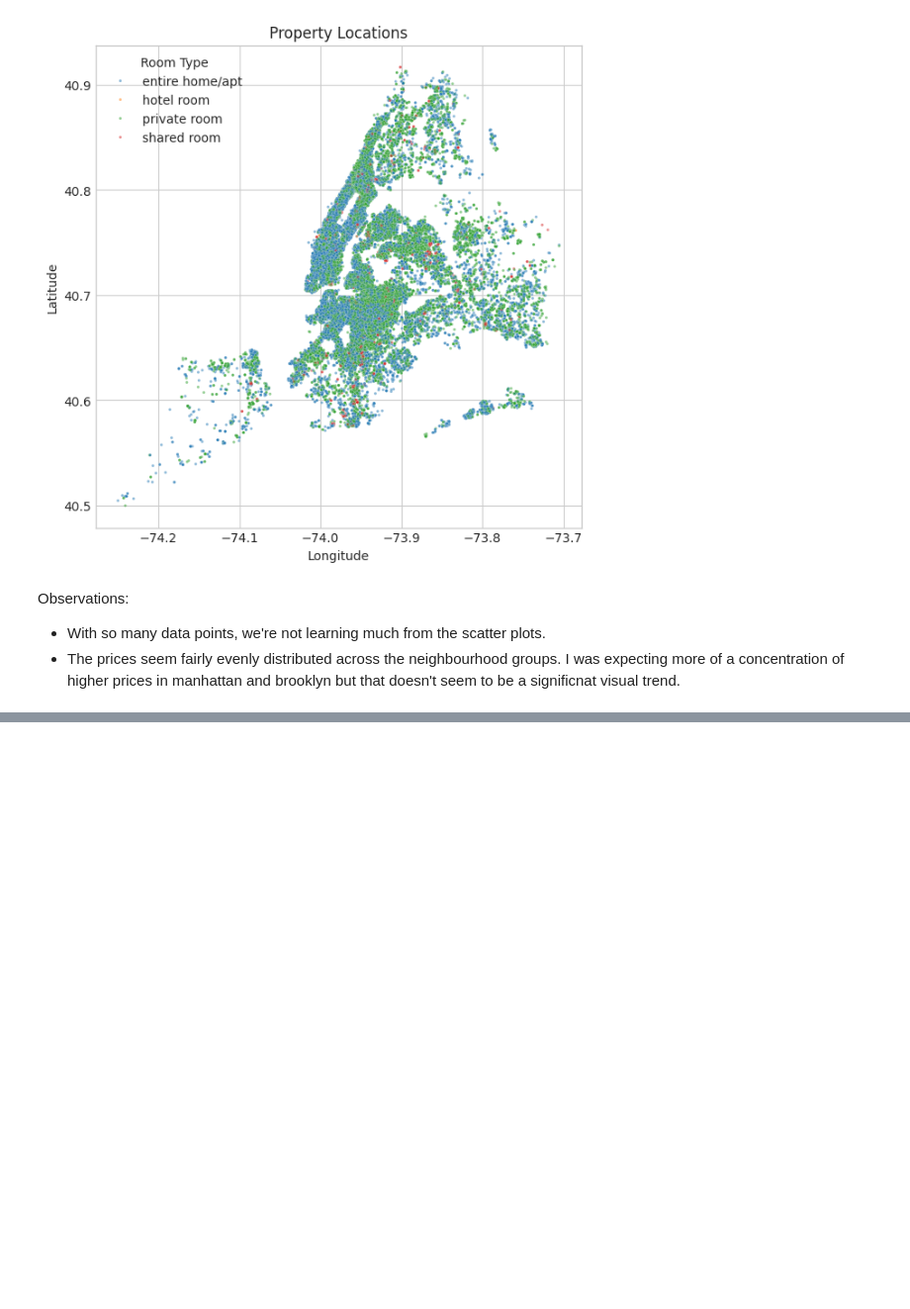
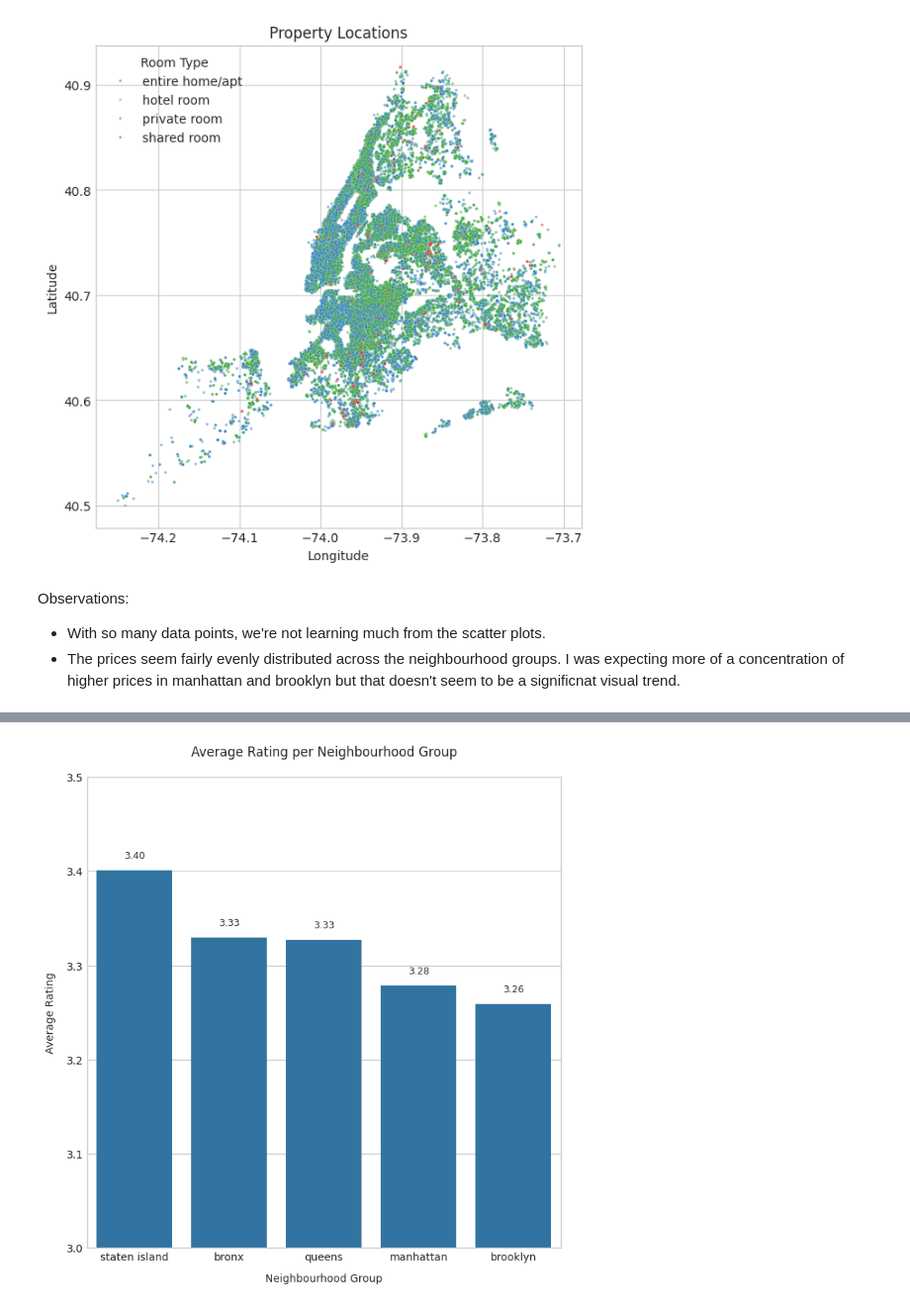
Before and after one commit to mg-ds-portfolio/prj_open_airbnb_data_viz, a Jupyter notebook: notebooks/prj_open_air_bnb_data_viz.ipynb, the cells around one changed output, grey strips where cells are left out. Shown at 99% size. Drawn from its saved outputs; the diff is of its cells as text; code cells hidden in the pictures; blank space fills up the shorter version.

Commit message:
Updated EDA and data viz

```diff
--- a/notebooks/prj_open_air_bnb_data_viz.ipynb
+++ b/notebooks/prj_open_air_bnb_data_viz.ipynb
@@ -335,0 +310,4 @@ plt.show()
+# %%
+# Step 1. Prep the data
+avg_rating_by_nhood_grp = df.groupby("neighbourhood_group")["review_rate_number"].mean().sort_values(ascending = False)
+avg_rating_by_nhood_grp
@@ -335,0 +322,20 @@ plt.show()
+# %%
+# Step 2. Create fig and ax
+fig, ax = plt.subplots(figsize = (8, 8))
+
+# Step 3. Create plot
+sns.barplot(x = avg_rating_by_nhood_grp.index, y = avg_rating_by_nhood_grp.values, ax = ax, order = avg_rating_by_nhood_grp.index)
+
+# Step 4. Format
+ax.set_title("Average Rating per Neighbourhood Group", pad = 20)
+ax.set_xlabel("Neighbourhood Group", labelpad = 10)
+ax.set_ylabel("Average Rating", labelpad = 10)
+ax.set_ylim(3,3.5)
+
+for i, v in enumerate(avg_rating_by_nhood_grp.values):
+    ax.text(i, v + 0.01, f"{v:.2f}", ha='center', va='bottom', fontsize=9)
+
+# Step 5. Show plot
+plt.show()
+# %% [output]
+[figure, added]
```
Also changed, not shown: parts of 4 cells of this notebook.
